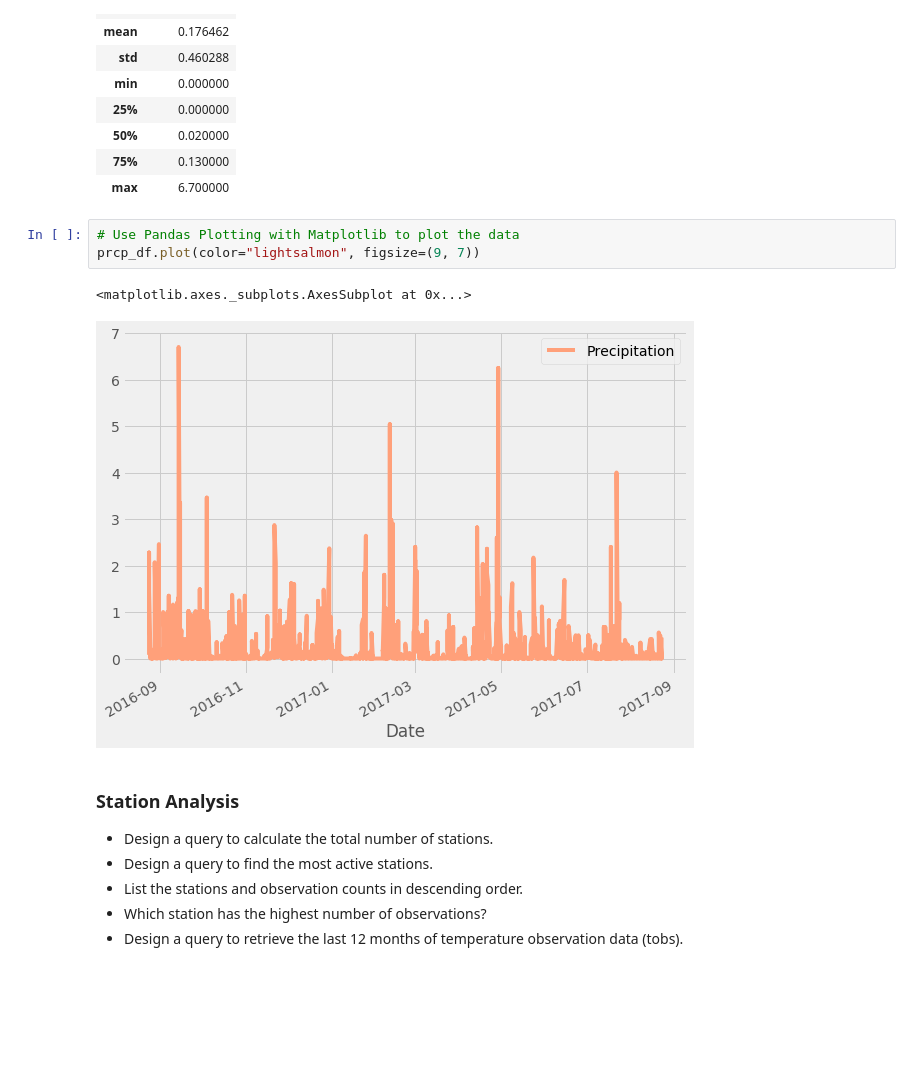
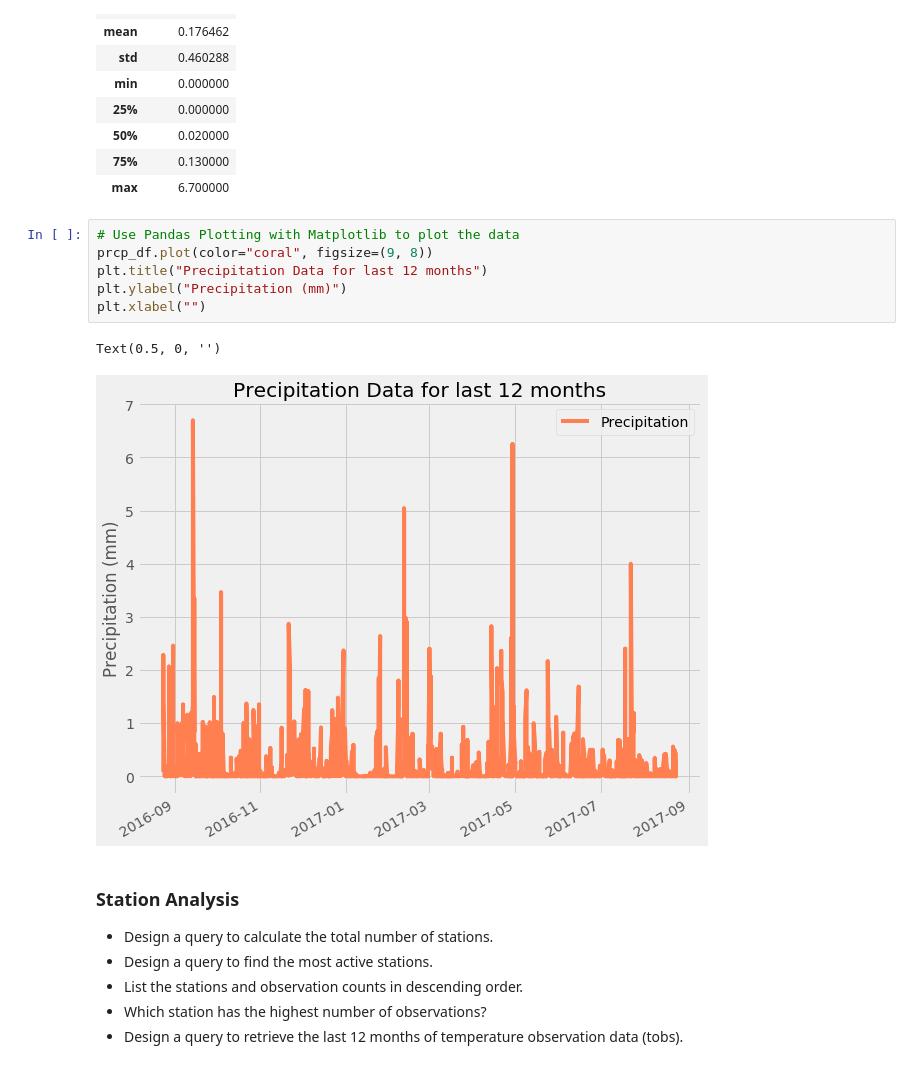
Before and after one commit to sheetalbongale/SQL-Alchemy-Challenge, a Jupyter notebook: hawaii_climate_analysis.ipynb, the cells around one changed output. Drawn from its saved outputs; the diff is of its cells as text; blank space fills up the shorter version.

Commit message:
Update graphs with titles

```diff
--- a/hawaii_climate_analysis.ipynb
+++ b/hawaii_climate_analysis.ipynb
@@ -92,10 +92,13 @@ prcp_df.describe()
 | max | 6.700000 |
 # %%
 # Use Pandas Plotting with Matplotlib to plot the data
-prcp_df.plot(color="lightsalmon", figsize=(9, 7))
+prcp_df.plot(color="coral", figsize=(9, 8))
+plt.title("Precipitation Data for last 12 months")
+plt.ylabel("Precipitation (mm)")
+plt.xlabel("")
 # %% [output]
-<matplotlib.axes._subplots.AxesSubplot at 0x...>
+Text(0.5, 0, '')
-[figure, old version]
+[figure, new version]
 # %% [markdown]
 ### Station Analysis
 
```
Also changed, not shown: parts of 8 cells of this notebook, 3 other files.
